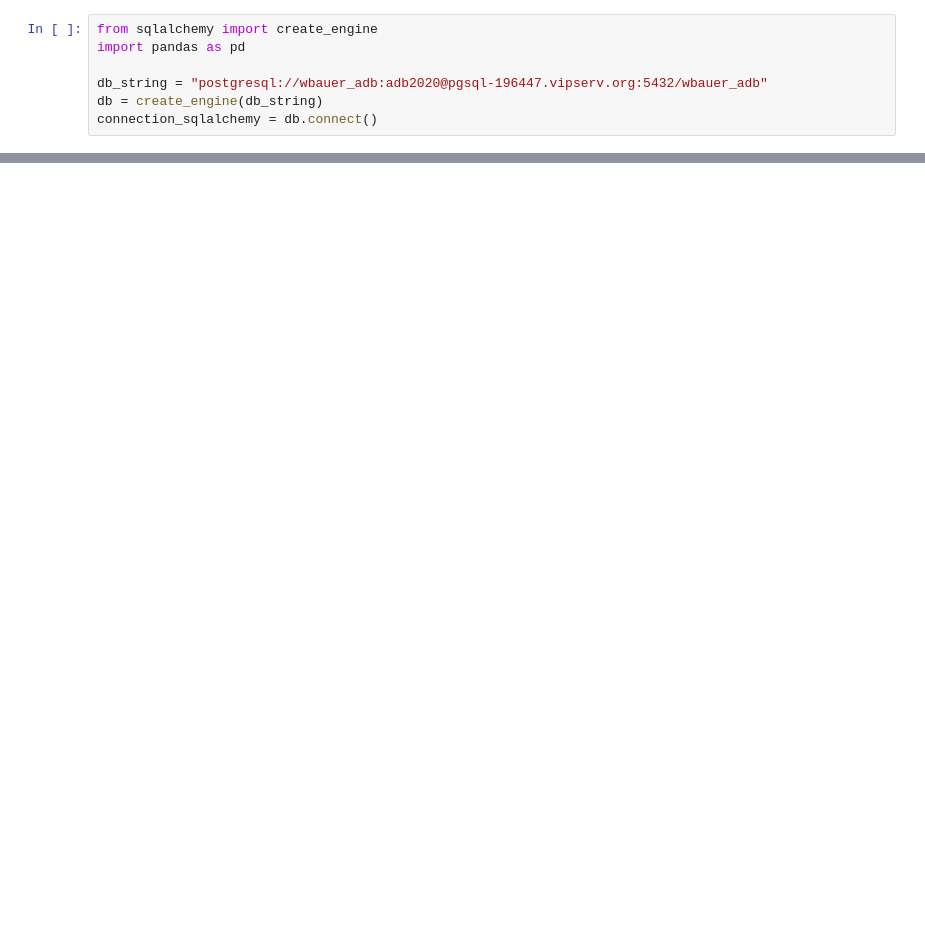
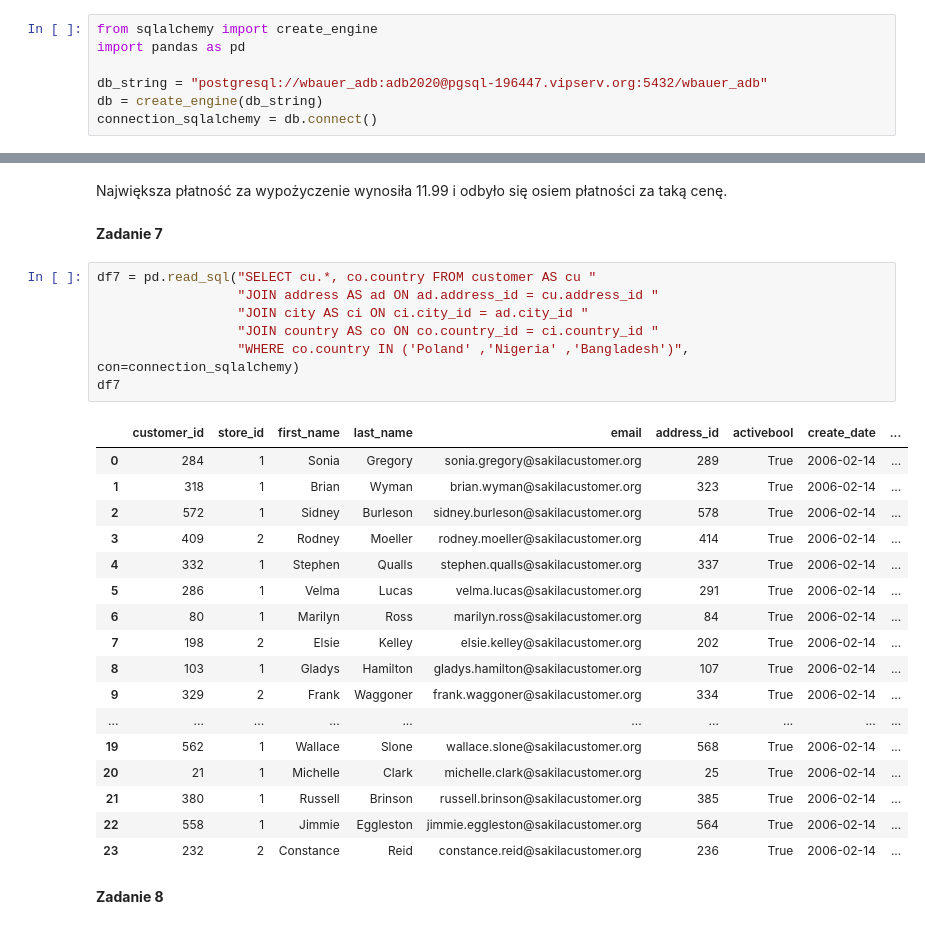
Before and after one commit to Michal-Szmuksta-AGH/Michal_Szmuksta, a Jupyter notebook: L2_Michal_Szmuksta/L2_Michał_Szmuksta.ipynb, the cells around one changed output, grey strips where cells are left out. Cells and saved outputs as stored; diff of their text form; blank space fills up the shorter version.

```diff
--- a/L2_Michal_Szmuksta/L2_Michał_Szmuksta.ipynb
+++ b/L2_Michal_Szmuksta/L2_Michał_Szmuksta.ipynb
@@ -44,0 +120,31 @@ for r in result_set:
+# %% [markdown]
+Największa płatność za wypożyczenie wynosiła 11.99 i odbyło się osiem płatności za taką cenę.
+# %% [markdown]
+**Zadanie 7**
+# %%
+df7 = pd.read_sql("SELECT cu.*, co.country FROM customer AS cu "
+                  "JOIN address AS ad ON ad.address_id = cu.address_id "
+                  "JOIN city AS ci ON ci.city_id = ad.city_id "
+                  "JOIN country AS co ON co.country_id = ci.country_id "
+                  "WHERE co.country IN ('Poland' ,'Nigeria' ,'Bangladesh')", con=connection_sqlalchemy)
+df7
+# %% [output]
+|  | customer_id | store_id | first_name | last_name | email | address_id | activebool | create_date | ... |
+| 0 | 284 | 1 | Sonia | Gregory | sonia.gregory@sakilacustomer.org | 289 | True | 2006-02-14 | ... |
+| 1 | 318 | 1 | Brian | Wyman | brian.wyman@sakilacustomer.org | 323 | True | 2006-02-14 | ... |
+| 2 | 572 | 1 | Sidney | Burleson | sidney.burleson@sakilacustomer.org | 578 | True | 2006-02-14 | ... |
+| 3 | 409 | 2 | Rodney | Moeller | rodney.moeller@sakilacustomer.org | 414 | True | 2006-02-14 | ... |
+| 4 | 332 | 1 | Stephen | Qualls | stephen.qualls@sakilacustomer.org | 337 | True | 2006-02-14 | ... |
+| 5 | 286 | 1 | Velma | Lucas | velma.lucas@sakilacustomer.org | 291 | True | 2006-02-14 | ... |
+| 6 | 80 | 1 | Marilyn | Ross | marilyn.ross@sakilacustomer.org | 84 | True | 2006-02-14 | ... |
+| 7 | 198 | 2 | Elsie | Kelley | elsie.kelley@sakilacustomer.org | 202 | True | 2006-02-14 | ... |
+| 8 | 103 | 1 | Gladys | Hamilton | gladys.hamilton@sakilacustomer.org | 107 | True | 2006-02-14 | ... |
+| 9 | 329 | 2 | Frank | Waggoner | frank.waggoner@sakilacustomer.org | 334 | True | 2006-02-14 | ... |
+| ... | ... | ... | ... | ... | ... | ... | ... | ... | ... |
+| 19 | 562 | 1 | Wallace | Slone | wallace.slone@sakilacustomer.org | 568 | True | 2006-02-14 | ... |
+| 20 | 21 | 1 | Michelle | Clark | michelle.clark@sakilacustomer.org | 25 | True | 2006-02-14 | ... |
+| 21 | 380 | 1 | Russell | Brinson | russell.brinson@sakilacustomer.org | 385 | True | 2006-02-14 | ... |
+| 22 | 558 | 1 | Jimmie | Eggleston | jimmie.eggleston@sakilacustomer.org | 564 | True | 2006-02-14 | ... |
+| 23 | 232 | 2 | Constance | Reid | constance.reid@sakilacustomer.org | 236 | True | 2006-02-14 | ... |
+# %% [markdown]
+**Zadanie 8**
```
Also changed, not shown: parts of 32 cells of this notebook.
